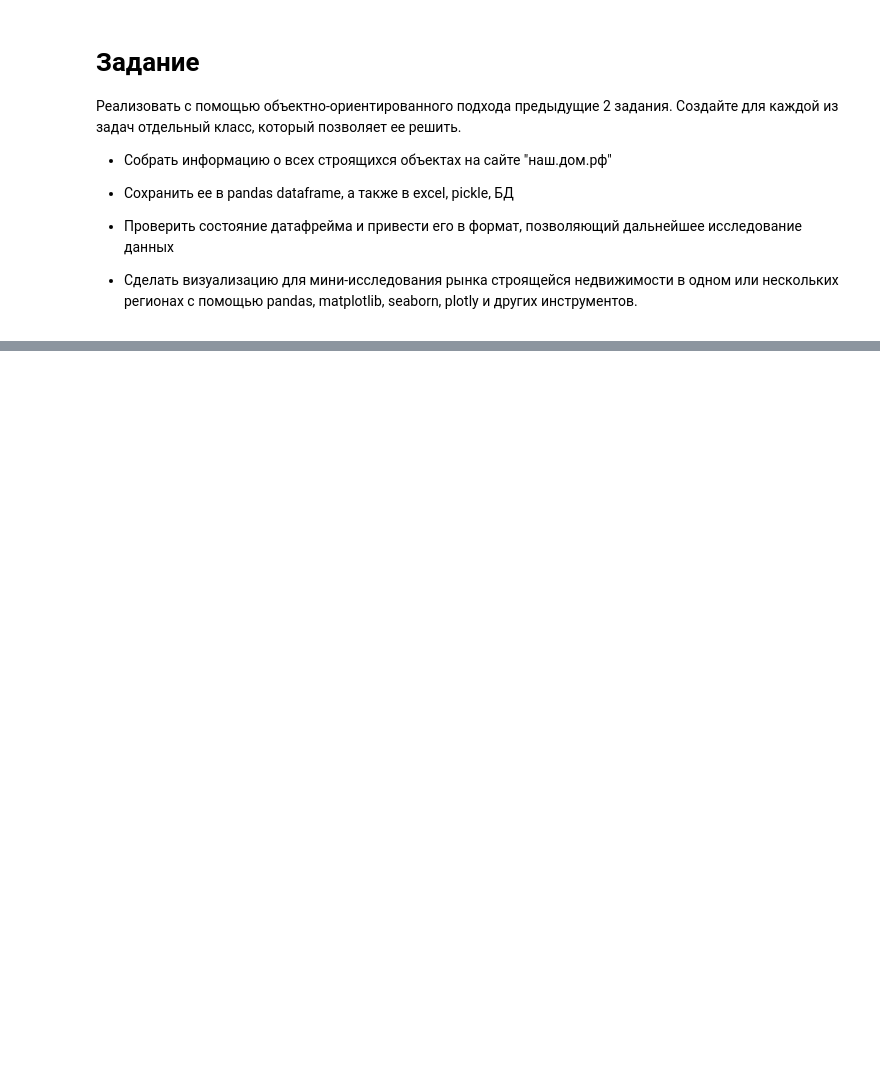
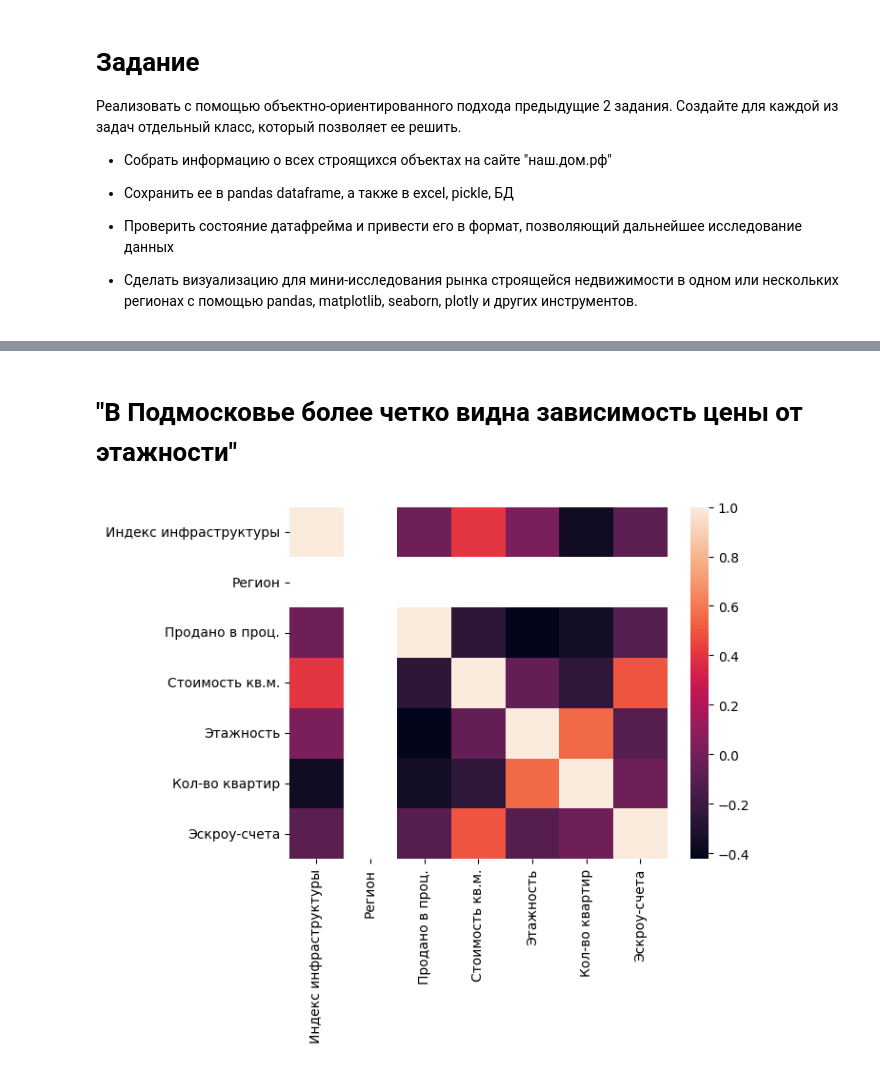
Before and after one commit to omutninsk/python-first-part, a Jupyter notebook: notebooks/hometasks/Task3_dmrf_OOP.ipynb, the cells around one changed output, grey strips where cells are left out. Saved outputs shown, nothing was run; the diff lists cells and outputs as text; code cells hidden in the pictures; blank space fills up the shorter version.

```diff
--- a/notebooks/hometasks/Task3_dmrf_OOP.ipynb
+++ b/notebooks/hometasks/Task3_dmrf_OOP.ipynb
@@ -109,0 +167,6 @@ class Visualizer:
+# %% [markdown]
+# "В Подмосковье более четко видна зависимость цены от этажности"
+# %%
+visualiser.make_heatmap(region=43)
+# %% [output]
+[figure, added]
```
Also changed, not shown: parts of 26 cells of this notebook, 1 other file.
